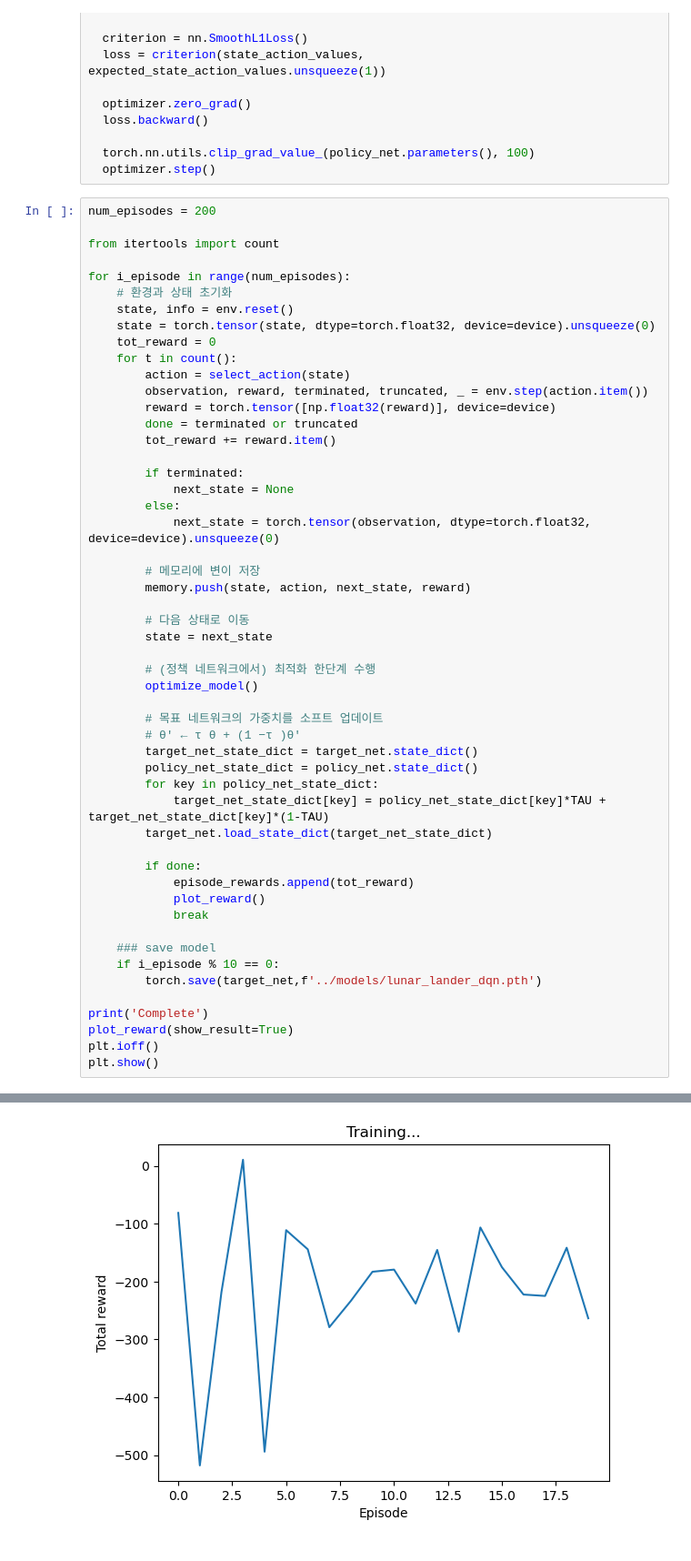
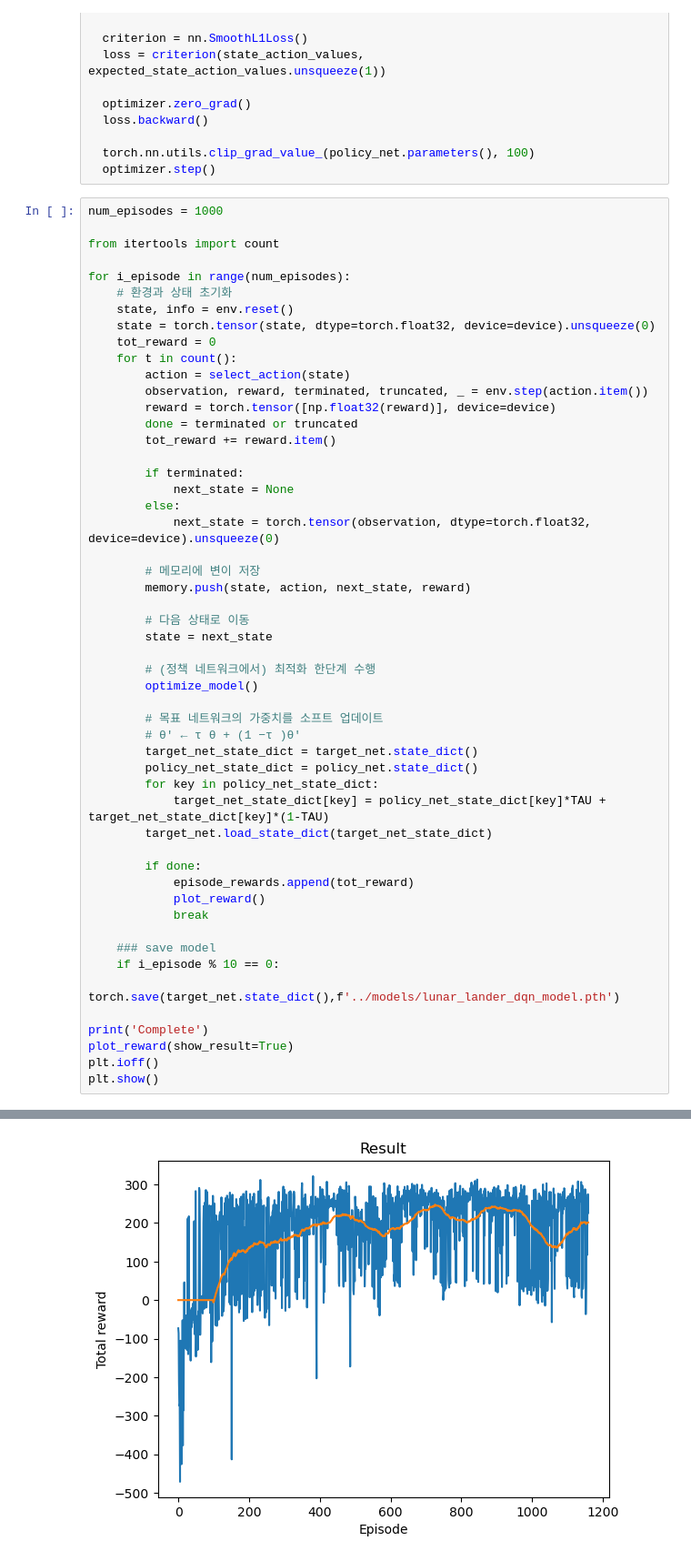
Before and after one commit to oxcarxierra/rl_study, a Jupyter notebook: lunar_lander_DQN/lunar_lander_DQN_trainer.ipynb, the cells around one changed output, grey strips where cells are left out. Shown at 91% size. Saved outputs shown, nothing was run; the diff lists cells and outputs as text.

Commit message:
[feat] add lunar lander dqn model trained with GPU

```diff
--- a/lunar_lander_DQN/lunar_lander_DQN_trainer.ipynb
+++ b/lunar_lander_DQN/lunar_lander_DQN_trainer.ipynb
@@ -150,7 +150,7 @@ def optimize_model():
   torch.nn.utils.clip_grad_value_(policy_net.parameters(), 100)
   optimizer.step()
 # %%
-num_episodes = 200
+num_episodes = 1000
 
 from itertools import count
 
@@ -195,7 +195,7 @@ for i_episode in range(num_episodes):
 
     ### save model
     if i_episode % 10 == 0:
-        torch.save(target_net,f'../models/lunar_lander_dqn.pth')
+        torch.save(target_net.state_dict(),f'../models/lunar_lander_dqn_model.pth')
 
 print('Complete')
 plot_reward(show_result=True)
@@ -205 +206 @@ plt.show()
-[figure, old version]
+[figure, new version]
```
Also changed, not shown: parts of 2 cells of this notebook, 3 other files.
